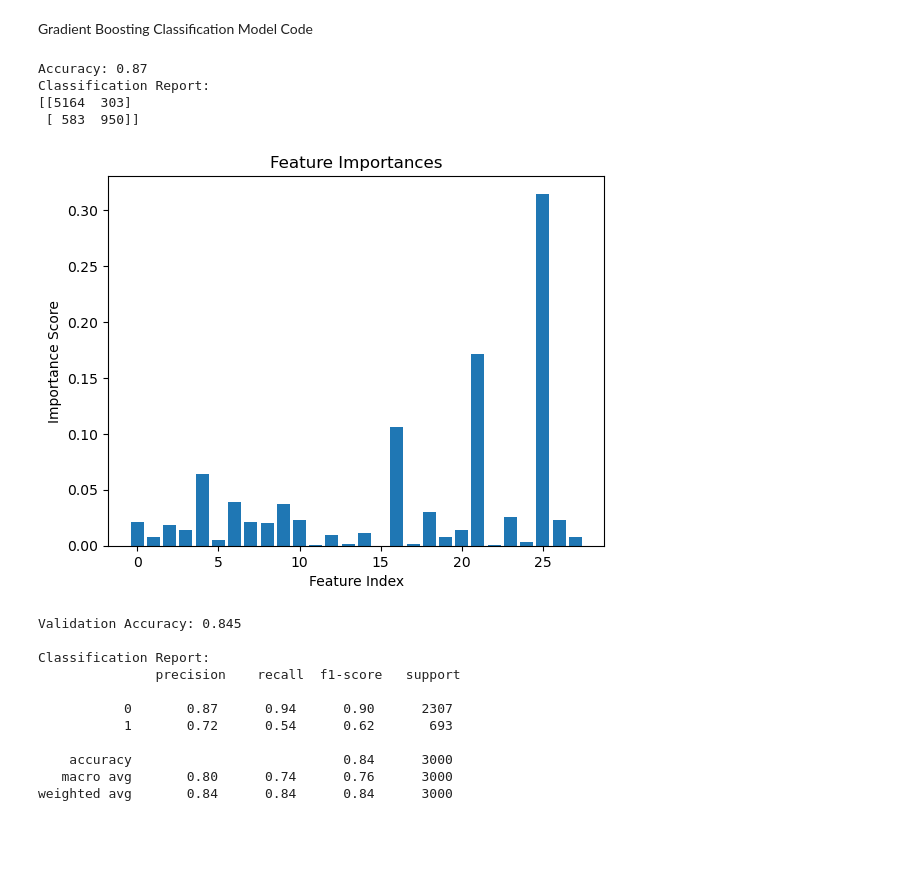
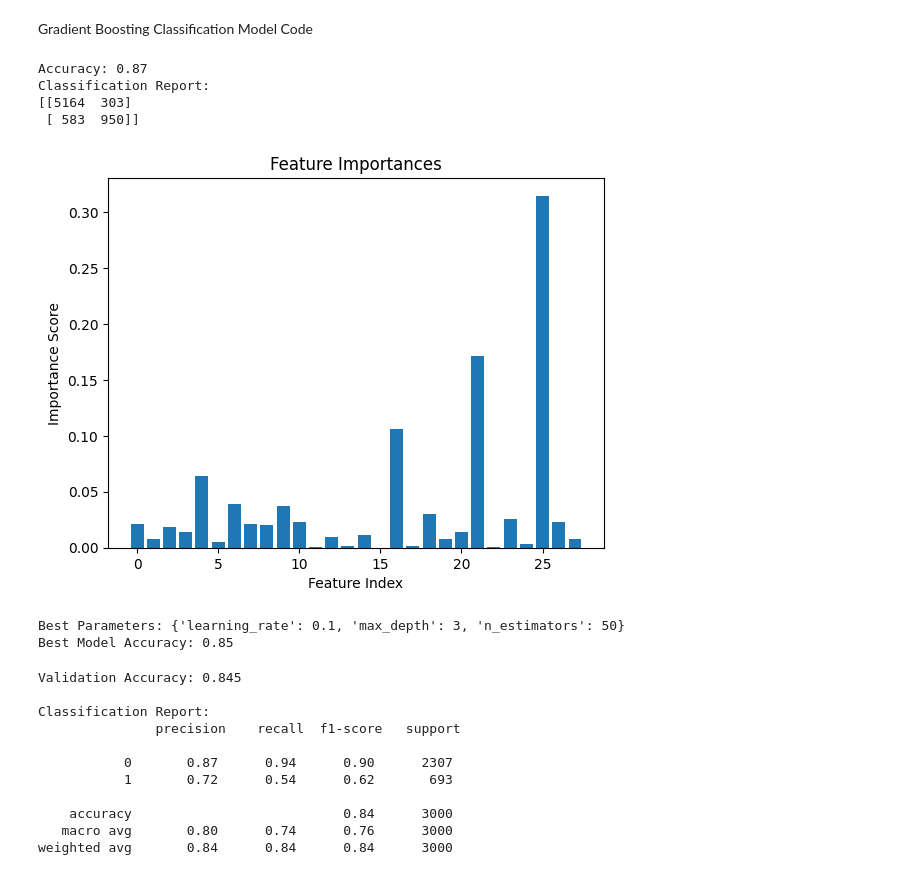
Before and after one commit to rachelletwq/inf2008-grp9-project, a Jupyter notebook: BankFraud.ipynb, the cells around one changed output. Saved outputs shown, nothing was run; the diff lists cells and outputs as text; code cells hidden in the pictures; blank space fills up the shorter version.

Commit message:
added hypertuning for gradient booster

```diff
--- a/BankFraud.ipynb
+++ b/BankFraud.ipynb
@@ -372,31 +373,52 @@ Gradient Boosting Classification Model Code
 # %%
 # Instantiate model
 GBClassifier = GradientBoostingClassifier(n_estimators= 100, learning_rate= 0.1, max_depth= 3, random_state = 42)
 
 GBClassifier.fit(Xacc_train, Yacc_train)
 Yacc_gb = GBClassifier.predict(Xacc_train)
 
 # For evaluating the model
 accuracy = accuracy_score(Yacc_train, Yacc_gb)
 print(f"Accuracy: {accuracy:.2f}")
 
 #Classification Report
 print("Classification Report:")
 print(confusion_matrix(Yacc_train, Yacc_gb))
 
 #Feature Importance
 featureImportances = GBClassifier.feature_importances_
 plt.bar(range(len(featureImportances)), featureImportances)
 plt.xlabel("Feature Index")
 plt.ylabel("Importance Score")
 plt.title("Feature Importances")
 plt.show()
+
+# HyperTuning
+# parameters for GridSearchCV
+paramGrid = {
+    'n_estimators': [50, 100],
+    'learning_rate': [0.1],
+    'max_depth': [3, 5],
+}
+
+gridSearch = GridSearchCV(estimator=GBClassifier, param_grid=paramGrid, cv=3, scoring='accuracy', n_jobs=-1)
+gridSearch.fit(Xacc_train, Yacc_train)
+
+bestParams = gridSearch.best_params_
+bestModel = gridSearch.best_estimator_
+
+yPredBest = bestModel.predict(Xacc_test)
+accuracyBest = accuracy_score(Yacc_test, yPredBest)
+print("Best Parameters:", bestParams)
+print(f"Best Model Accuracy: {accuracyBest:.2f}")
 # %% [output]
 Accuracy: 0.87
 Classification Report:
 [[5164  303]
  [ 583  950]]
-[figure, old version]
+[figure, new version]
+Best Parameters: {'learning_rate': 0.1, 'max_depth': 3, 'n_estimators': 50}
+Best Model Accuracy: 0.85
 # %%
 DTClassifier.fit(Xacc_train, Yacc_train)
 Yacc_dt = DTClassifier.predict(Xacc_test)
```
Also changed, not shown: parts of 1 cell of this notebook.
